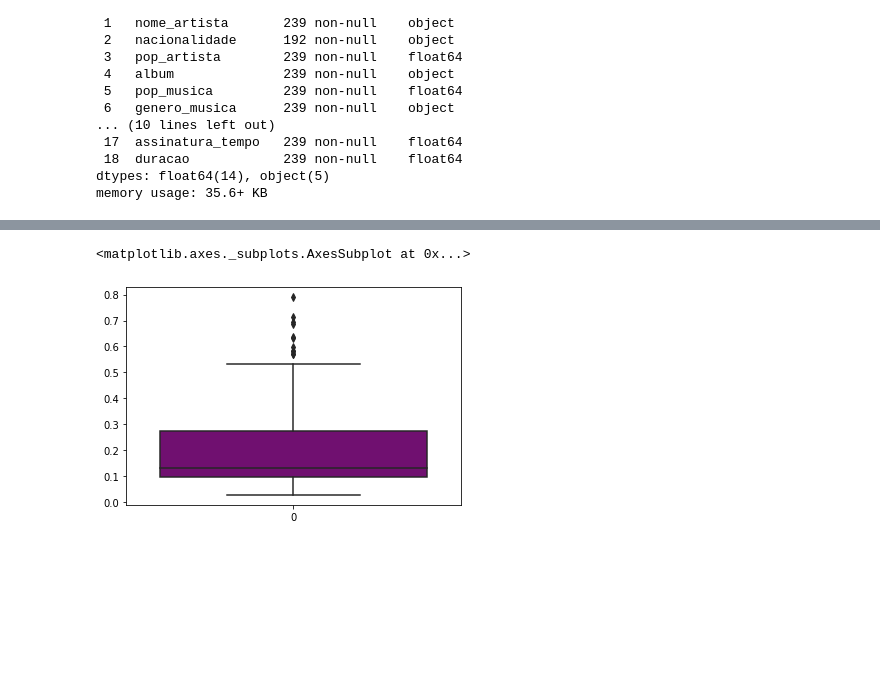
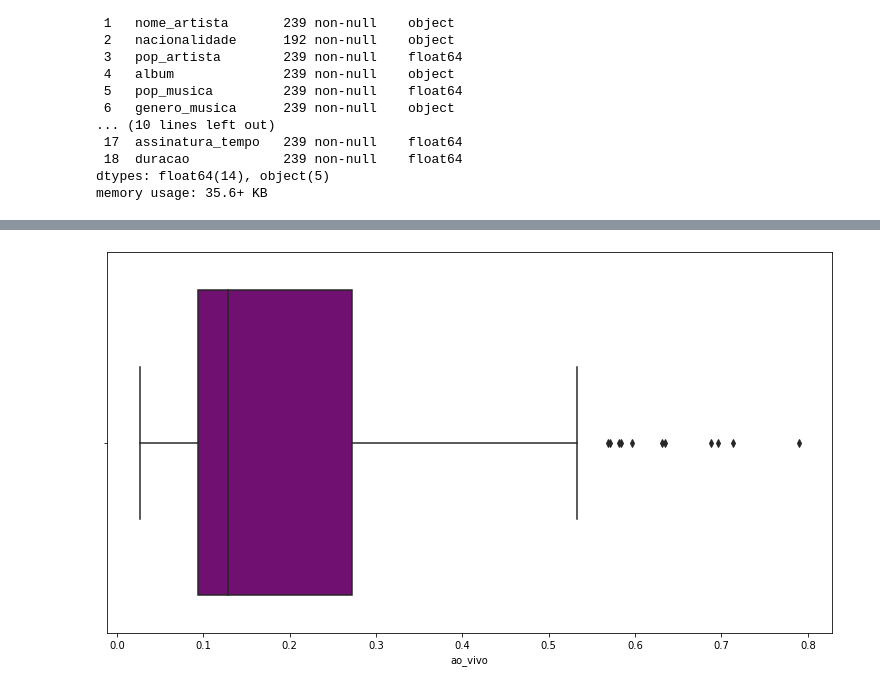
Before and after one commit to twsyas/cdnaep_G2_2022, a Jupyter notebook: projeto_final.ipynb, the cells around one changed output, grey strips where cells are left out. Saved outputs shown, nothing was run; the diff lists cells and outputs as text; code cells hidden in the pictures; blank space fills up the shorter version.

```diff
--- a/projeto_final.ipynb
+++ b/projeto_final.ipynb
@@ -495,5 +496,6 @@ sns.boxplot(data = dadosttk['valencia'], color = 'purple')
 # %%
-sns.boxplot(data = dadosttk['ao_vivo'], color = 'purple')
+f = plt.figure(figsize = (13,7)) #tamanho da figura
+sns.boxplot(data = dadosttk, x = 'ao_vivo', color = 'purple')
+plt.show()
 # %% [output]
-<matplotlib.axes._subplots.AxesSubplot at 0x...>
-[figure, old version]
+[figure, new version]
```
Also changed, not shown: parts of 1 cell of this notebook.
